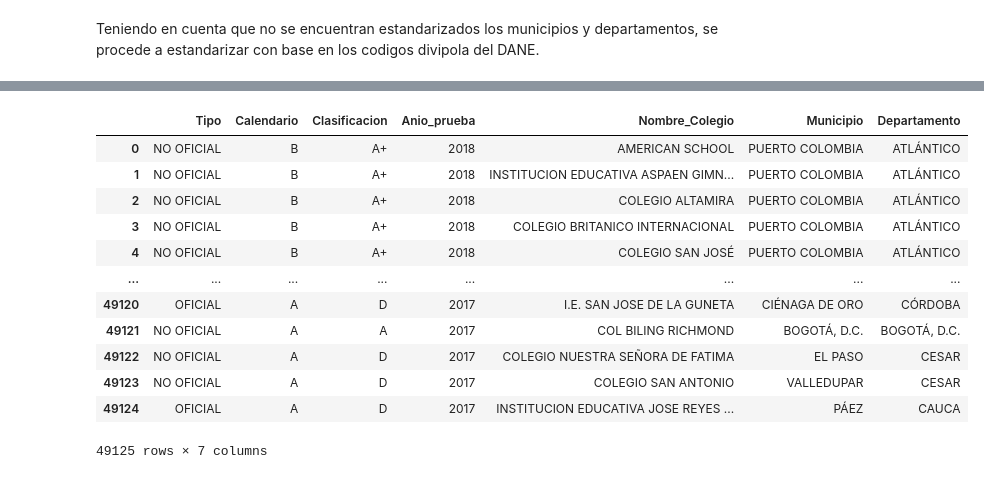
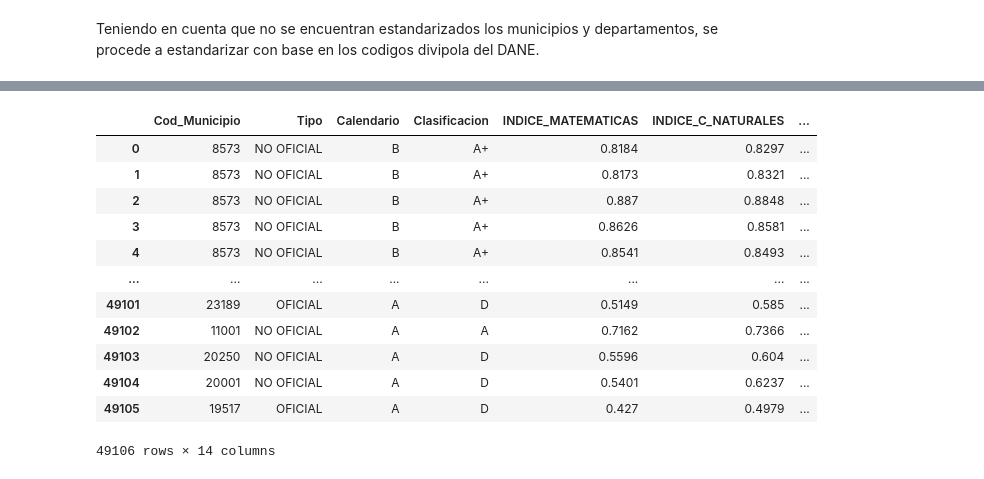
Before and after one commit to jesusparadap/DatArtist-MIAD, a Jupyter notebook: Modelado_icfes_proyecto.ipynb, the cells around one changed output, grey strips where cells are left out. Cells and saved outputs as stored; diff of their text form; code cells hidden in the pictures.

```diff
--- a/Modelado_icfes_proyecto.ipynb
+++ b/Modelado_icfes_proyecto.ipynb
@@ -115,7 +126,9 @@ dtype: int64
 ## Obtener la base de datos con las columnas de interes
 # list(icfes.columns.values)
 lista_columnas = ['COLE_COD_DANE','COLE_INST_NOMBRE', 'COLE_CODMPIO_COLEGIO', 'COLE_MPIO_MUNICIPIO',
-                  'COLE_DEPTO_COLEGIO', 'COLE_NATURALEZA', 'COLE_CALENDARIO_COLEGIO', 'COLE_CATEGORIA', 'Anio']
+                  'COLE_DEPTO_COLEGIO', 'COLE_NATURALEZA', 'COLE_CALENDARIO_COLEGIO', 'COLE_CATEGORIA',
+                  'INDICE_MATEMATICAS', 'INDICE_C_NATURALES', 'INDICE_SOCIALES_CIUDADANAS',
+                  'INDICE_LECTURA_CRITICA', 'INDICE_INGLES','INDICE_TOTAL','Anio']
 icfes_final = icfes.loc[:, lista_columnas]
 
 print(f"Después de quedarnos solo con la información de interes, la nueva base de \
@@ -129,8 +142,8 @@ null_columnas = icfes_final.columns[icfes_final.isnull().any()]
 name_columnas_null = icfes_final[null_columnas].isnull().sum() *100 / icfes_final.shape[0]
 name_columnas_null = name_columnas_null.sort_values(ascending = False)
 
-print(f"En general, no hay variables ({len(name_columnas_null)} de las {icfes_final.shape[1]}) con missing values.")
-
+print(f"En general, hay variables ({len(name_columnas_null)} de las {icfes_final.shape[1]}) con missing values.")
+icfes_final = icfes_final.dropna(how='any')
 ## Tipos de variables en la base de datos (hasta este momento la BD mantiene los mismos indices desde su importación)
 icfes_final[['COLE_COD_DANE','Otro']] = icfes_final["COLE_COD_DANE"].astype('str').str.split(".",expand=True)
 icfes_final.drop(['Otro'], axis=1, inplace=True)
@@ -308,20 +327,20 @@ Valores unicos de Cod_Municipio: 1114
 Valores unicos de Municipio: 1031
 Valores unicos de Departamento: 33
 # %%
-df_final = df_final.drop(['COLE_COD_DANE','Cod_Municipio'], axis=1)
+df_final = df_final.drop(['COLE_COD_DANE'], axis=1)
 df_final.to_csv('Base_final_icfes.csv')
 df_final
 # %% [output]
-|  | Tipo | Calendario | Clasificacion | Anio_prueba | Nombre_Colegio | Municipio | Departamento |
-| 0 | NO OFICIAL | B | A+ | 2018 | AMERICAN SCHOOL | PUERTO COLOMBIA | ATLÁNTICO |
-| 1 | NO OFICIAL | B | A+ | 2018 | INSTITUCION EDUCATIVA ASPAEN GIMN... | PUERTO COLOMBIA | ATLÁNTICO |
-| 2 | NO OFICIAL | B | A+ | 2018 | COLEGIO ALTAMIRA | PUERTO COLOMBIA | ATLÁNTICO |
-| 3 | NO OFICIAL | B | A+ | 2018 | COLEGIO BRITANICO INTERNACIONAL | PUERTO COLOMBIA | ATLÁNTICO |
-| 4 | NO OFICIAL | B | A+ | 2018 | COLEGIO SAN JOSÉ | PUERTO COLOMBIA | ATLÁNTICO |
+|  | Cod_Municipio | Tipo | Calendario | Clasificacion | INDICE_MATEMATICAS | INDICE_C_NATURALES | ... |
+| 0 | 8573 | NO OFICIAL | B | A+ | 0.8184 | 0.8297 | ... |
+| 1 | 8573 | NO OFICIAL | B | A+ | 0.8173 | 0.8321 | ... |
+| 2 | 8573 | NO OFICIAL | B | A+ | 0.887 | 0.8848 | ... |
+| 3 | 8573 | NO OFICIAL | B | A+ | 0.8626 | 0.8581 | ... |
+| 4 | 8573 | NO OFICIAL | B | A+ | 0.8541 | 0.8493 | ... |
 | ... | ... | ... | ... | ... | ... | ... | ... |
-| 49120 | OFICIAL | A | D | 2017 | I.E. SAN JOSE DE LA GUNETA | CIÉNAGA DE ORO | CÓRDOBA |
-| 49121 | NO OFICIAL | A | A | 2017 | COL BILING RICHMOND | BOGOTÁ, D.C. | BOGOTÁ, D.C. |
-| 49122 | NO OFICIAL | A | D | 2017 | COLEGIO NUESTRA SEÑORA DE FATIMA | EL PASO | CESAR |
-| 49123 | NO OFICIAL | A | D | 2017 | COLEGIO SAN ANTONIO | VALLEDUPAR | CESAR |
-| 49124 | OFICIAL | A | D | 2017 | INSTITUCION EDUCATIVA JOSE REYES ... | PÁEZ | CAUCA |
+| 49101 | 23189 | OFICIAL | A | D | 0.5149 | 0.585 | ... |
+| 49102 | 11001 | NO OFICIAL | A | A | 0.7162 | 0.7366 | ... |
+| 49103 | 20250 | NO OFICIAL | A | D | 0.5596 | 0.604 | ... |
+| 49104 | 20001 | NO OFICIAL | A | D | 0.5401 | 0.6237 | ... |
+| 49105 | 19517 | OFICIAL | A | D | 0.427 | 0.4979 | ... |
-49125 rows × 7 columns
+49106 rows × 14 columns
```
Also changed, not shown: parts of 8 cells of this notebook, 1 other file.
